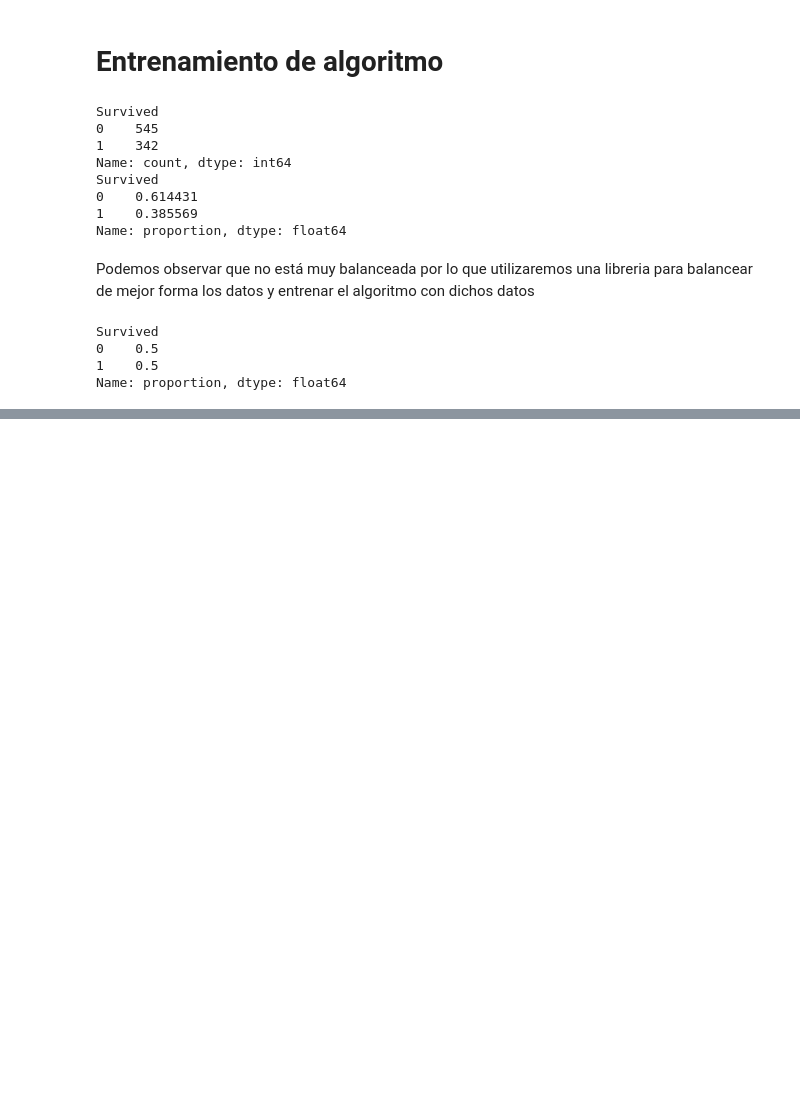
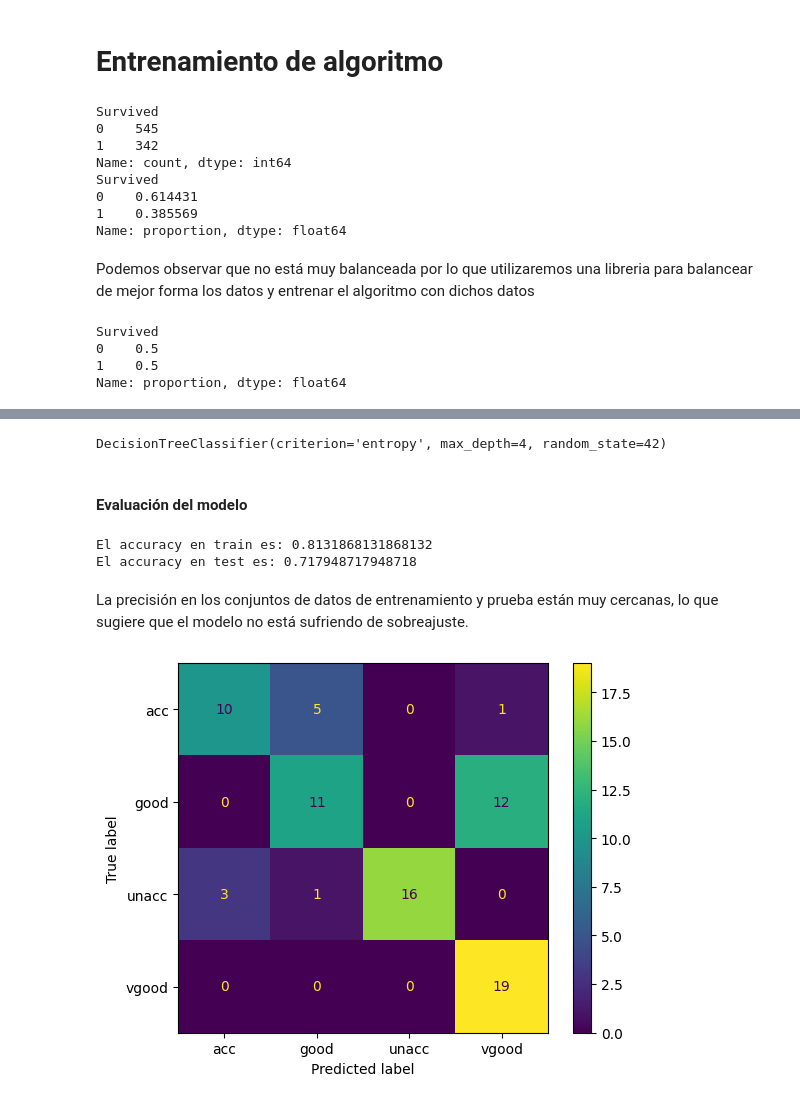
Before and after one commit to bpizarrop/bpizarrop, a Jupyter notebook: Machine learning Platzi/Arboles de decisión/Arboles de decisión.ipynb, the cells around one changed output, grey strips where cells are left out. Saved outputs shown, nothing was run; the diff lists cells and outputs as text; code cells hidden in the pictures; blank space fills up the shorter version.

```diff
--- a/Machine learning Platzi/Arboles de decisión/Arboles de decisión.ipynb
+++ b/Machine learning Platzi/Arboles de decisión/Arboles de decisión.ipynb
@@ -180,0 +520,4 @@ from sklearn.model_selection import GridSearchCV
+# %%
+# Realizar la búsqueda de hiperparámetros utilizando GridSearchCV
+grid_search = GridSearchCV(tree_car, param_grid = param_grid, cv = 10, return_train_score = True)
+grid_search
@@ -180,0 +529,2 @@ from sklearn.model_selection import GridSearchCV
+# %%
+grid_search.fit(X_train, y_train)
@@ -180,0 +547,32 @@ from sklearn.model_selection import GridSearchCV
+# %%
+# Modelo decisión Tree optimizado con los mejores parametros
+best_tree_car = grid_search.best_estimator_
+best_tree_car
+# %% [output]
+DecisionTreeClassifier(criterion='entropy', max_depth=4, random_state=42)
+# %%
+# Predecimos con el modelo optimizado
+X_pred_train = best_tree_car.predict(X_train) # esto lo hacemos para comparar posteriormente si el comportamiento es igual al test
+y_pred_test = best_tree_car.predict(X_test)
+# %% [markdown]
+#### Evaluación del modelo
+# %%
+from sklearn.metrics import accuracy_score
+
+train_acc =  accuracy_score(y_train, X_pred_train)
+test_acc = accuracy_score(y_test, y_pred_test)
+print("El accuracy en train es:",train_acc)
+print("El accuracy en test es:",test_acc)
+# %% [output]
+El accuracy en train es: 0.8131868131868132
+El accuracy en test es: 0.717948717948718
+# %% [markdown]
+La precisión en los conjuntos de datos de entrenamiento y prueba están muy cercanas, lo que sugiere que el modelo no está sufriendo de sobreajuste.
+# %%
+from sklearn.metrics import confusion_matrix
+from sklearn.metrics import ConfusionMatrixDisplay
+
+cm = confusion_matrix(y_test, y_pred_test, labels = best_tree_car.classes_)
+ConfusionMatrixDisplay(cm, display_labels = best_tree_car.classes_).plot();
+# %% [output]
+[figure, added]
```
Also changed, not shown: parts of 92 cells of this notebook, 2 other files.
